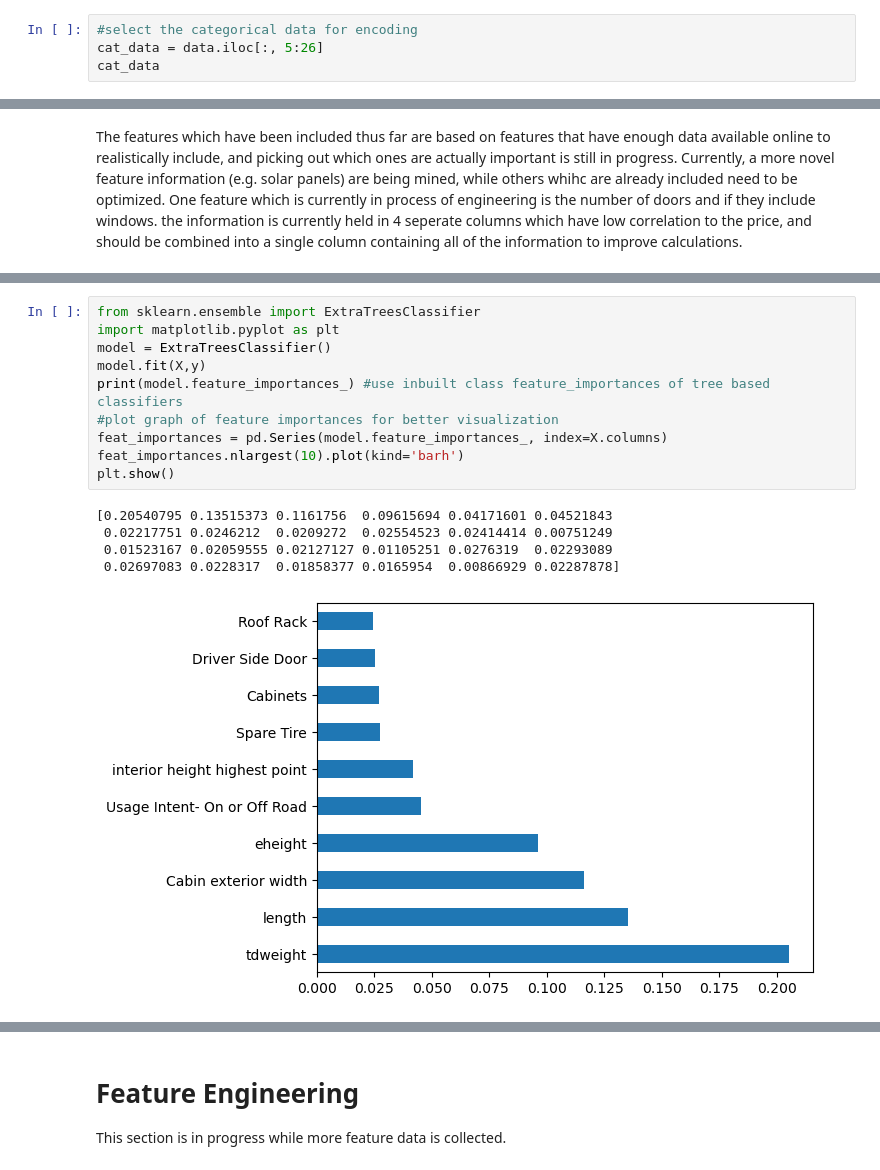
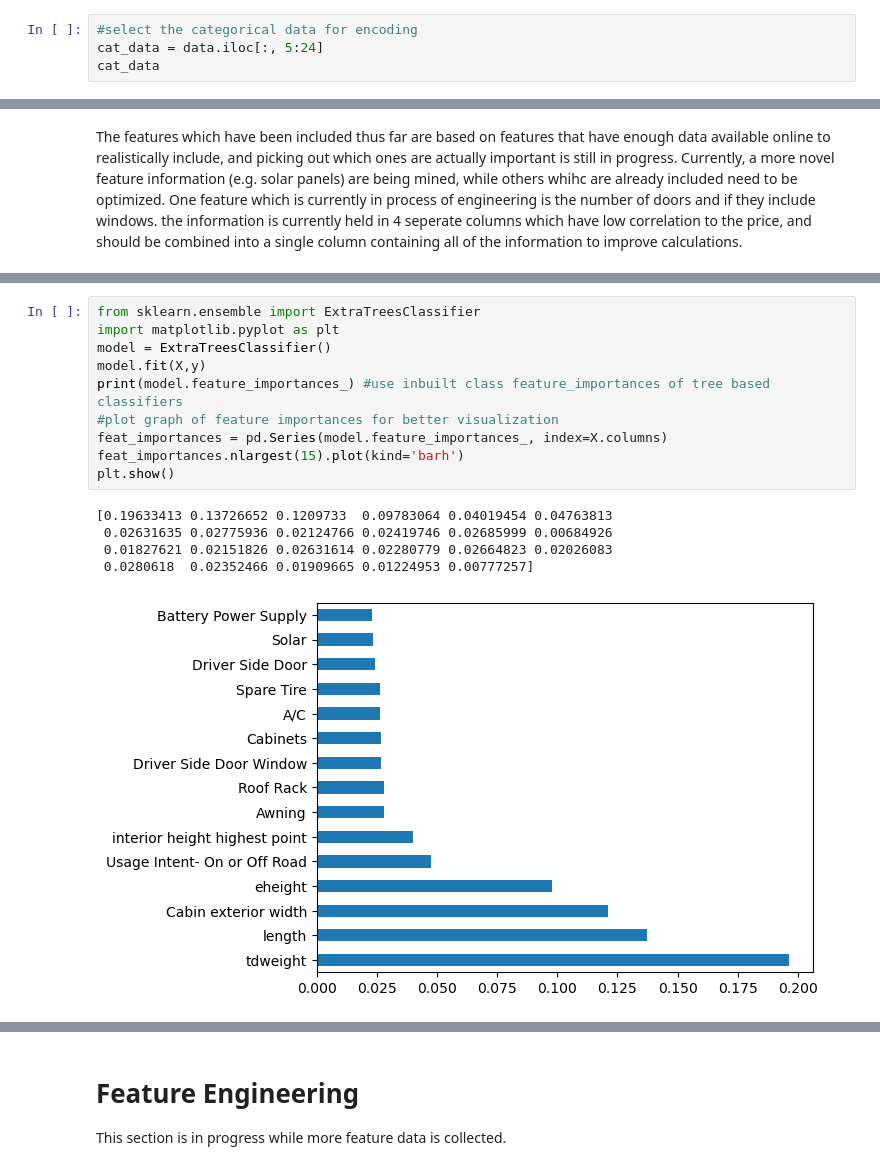
Before and after one commit to blue-quark/trailer_price_regression, a Jupyter notebook: trailer-price-regression.ipynb, the cells around one changed output, grey strips where cells are left out. Saved outputs shown, nothing was run; the diff lists cells and outputs as text.

```diff
--- a/trailer-price-regression.ipynb
+++ b/trailer-price-regression.ipynb
@@ -223,6 +221,6 @@ for c in ['A/C', 'Roof Rack', 'Rear Door', 'Rear Door Window', 'Spare Tire', 'Ca
 # %%
 #select the categorical data for encoding
-cat_data = data.iloc[:, 5:26]
+cat_data = data.iloc[:, 5:24]
 cat_data
 # %% [output]
 |  | eheight | interior height highest point | Usage Intent- On or Off Road | A/C | Roof Rack | Driver Side Window | ... |
@@ -461,19 +459,19 @@ print(featureScores.nlargest(20,'Score'))
 # %%
 from sklearn.ensemble import ExtraTreesClassifier
 import matplotlib.pyplot as plt
 model = ExtraTreesClassifier()
 model.fit(X,y)
 print(model.feature_importances_) #use inbuilt class feature_importances of tree based classifiers
 #plot graph of feature importances for better visualization
 feat_importances = pd.Series(model.feature_importances_, index=X.columns)
-feat_importances.nlargest(10).plot(kind='barh')
+feat_importances.nlargest(15).plot(kind='barh')
 plt.show()
 # %% [output]
-[0.20540795 0.13515373 0.1161756  0.09615694 0.04171601 0.04521843
- 0.02217751 0.0246212  0.0209272  0.02554523 0.02414414 0.00751249
- 0.01523167 0.02059555 0.02127127 0.01105251 0.0276319  0.02293089
- 0.02697083 0.0228317  0.01858377 0.0165954  0.00866929 0.02287878]
+[0.19633413 0.13726652 0.1209733  0.09783064 0.04019454 0.04763813
+ 0.02631635 0.02775936 0.02124766 0.02419746 0.02685999 0.00684926
+ 0.01827621 0.02151826 0.02631614 0.02280779 0.02664823 0.02026083
+ 0.0280618  0.02352466 0.01909665 0.01224953 0.00777257]
-[figure, old version]
+[figure, new version]
 # %%
 #get correlations of each features in dataset
 corrmat = data2.corr()
```
Also changed, not shown: parts of 47 cells of this notebook.
